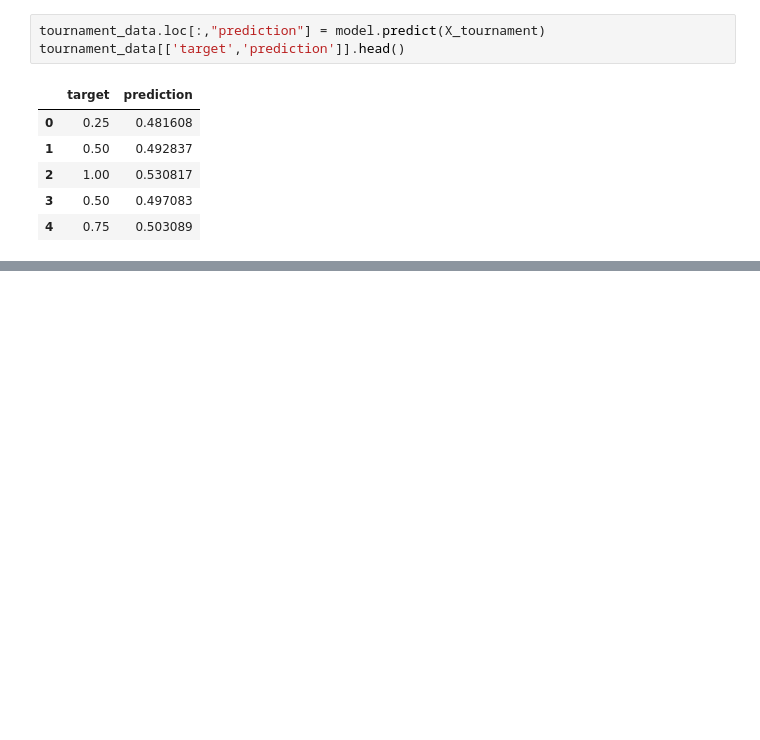
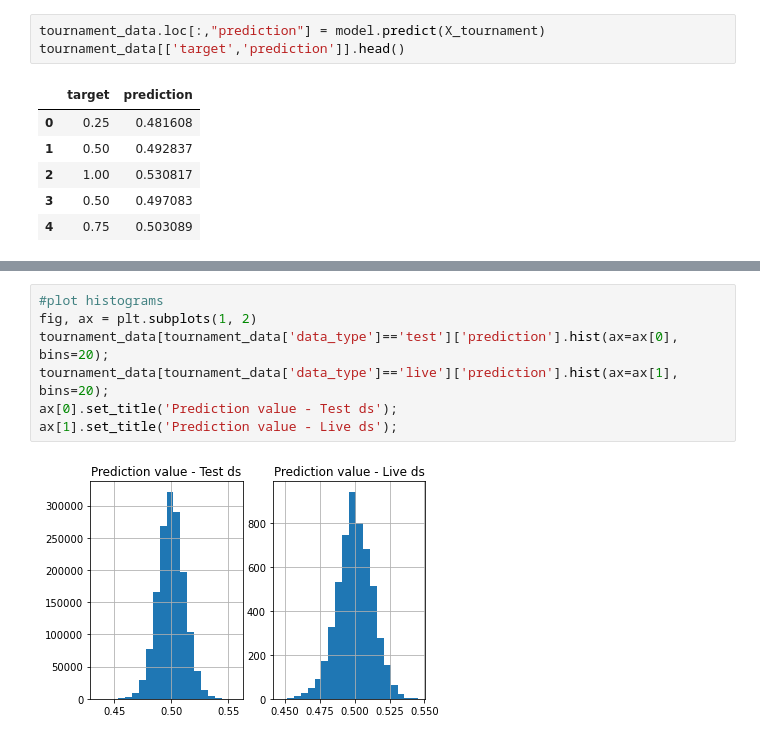
Before and after one commit to anyaconda/myNumerai, a Jupyter notebook: myNumerai_linear_starter.ipynb, the cells around one changed output, grey strips where cells are left out. Saved outputs shown, nothing was run; the diff lists cells and outputs as text; blank space fills up the shorter version.

```diff
--- a/myNumerai_linear_starter.ipynb
+++ b/myNumerai_linear_starter.ipynb
@@ -551 +556,10 @@ Text(0.5, 1.0, 'Prediction value - Tournament ds')
 [figure]
+# %%
+#plot histograms
+fig, ax = plt.subplots(1, 2)
+tournament_data[tournament_data['data_type']=='test']['prediction'].hist(ax=ax[0], bins=20);
+tournament_data[tournament_data['data_type']=='live']['prediction'].hist(ax=ax[1], bins=20);
+ax[0].set_title('Prediction value - Test ds');
+ax[1].set_title('Prediction value - Live ds');
+# %% [output]
+[figure, added]
```
Also changed, not shown: parts of 46 cells of this notebook.
